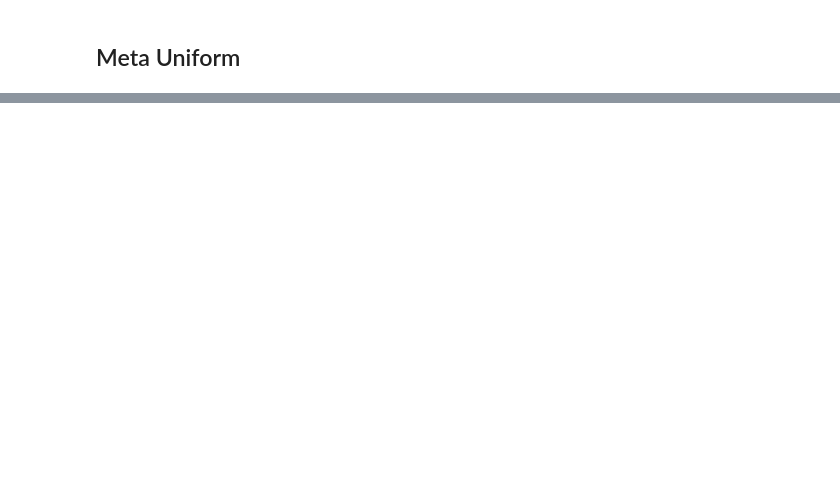
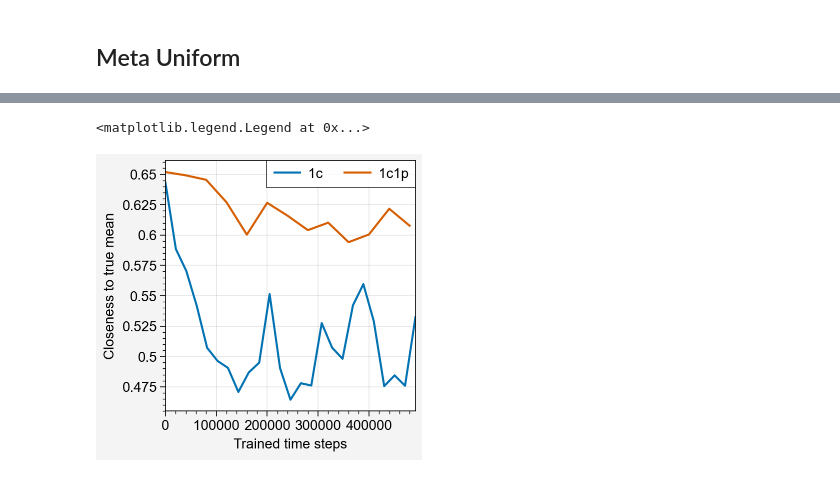
Before and after one commit to liuandrew/bart_ppo, a Jupyter notebook: write_and_test/bart_individual_episodes.ipynb, the cells around one changed output, grey strips where cells are left out. Saved outputs shown, nothing was run; the diff lists cells and outputs as text; code cells hidden in the pictures; blank space fills up the shorter version.

```diff
--- a/write_and_test/bart_individual_episodes.ipynb
+++ b/write_and_test/bart_individual_episodes.ipynb
@@ -202,0 +137,42 @@ means = res['data']['balloon_means'][ep_num]
+# %%
+evalu = partial(forced_action_evaluate, data_callback=meta_bart_callback,
+                env_name="BartMetaEnv", num_episodes=1,
+                env_kwargs={'meta_setup': 1, 'colors_used': 1,
+                            'inflate_noise': 0, 'pop_noise': 0,
+                            'rew_structure': 1, 'max_steps': 1000}, seed=1,
+                deterministic=False)
+
+fix_size_evalu = partial(forced_action_evaluate, data_callback=meta_bart_callback,
+                env_name="BartMetaEnv", num_episodes=1,
+                env_kwargs={'meta_setup': 1, 'colors_used': 1,
+                            'inflate_noise': 0, 'pop_noise': 0,
+                            'rew_structure': 1, 'max_steps': 1000}, seed=1,
+                deterministic=False)
+# %%
+chks = np.arange(0, 250, 10)
+exp_types = ['1c', '1c1p']
+exp_chks = [np.arange(0, 250, 10), np.arange(0, 130, 10)]
+all_mean_diffs = {}
+for i, e in enumerate(exp_types):
+    chks = exp_chks[i]
+    all_mean_diffs[e] = []
+    for t in range(3):
+        t_mean_diffs = []
+        for chk in chks:
+            model, (obs_rms, ret_rms) = torch.load(f'../saved_checkpoints/meta/meta_{e}_t{t}/{chk}.pt')
+            res = fix_size_evalu(model, obs_rms)
+            t_mean_diffs.append(get_meta_mean_diffs(res)[0][1])
+        all_mean_diffs[e].append(t_mean_diffs)
+# %%
+fig, ax = pplt.subplots()
+mults = [128*16, 4000]
+for i, e in enumerate(exp_types):
+    chks = exp_chks[i]
+    mult = mults[i]
+    ax.plot(chks*mult, np.mean(all_mean_diffs[e], axis=0), label=str(e))
+
+ax.format(xlabel='Trained time steps', ylabel='Closeness to true mean')
+ax.legend()
+# %% [output]
+<matplotlib.legend.Legend at 0x...>
+[figure, added]
```
Also changed, not shown: parts of 23 cells of this notebook, 5 other files.
